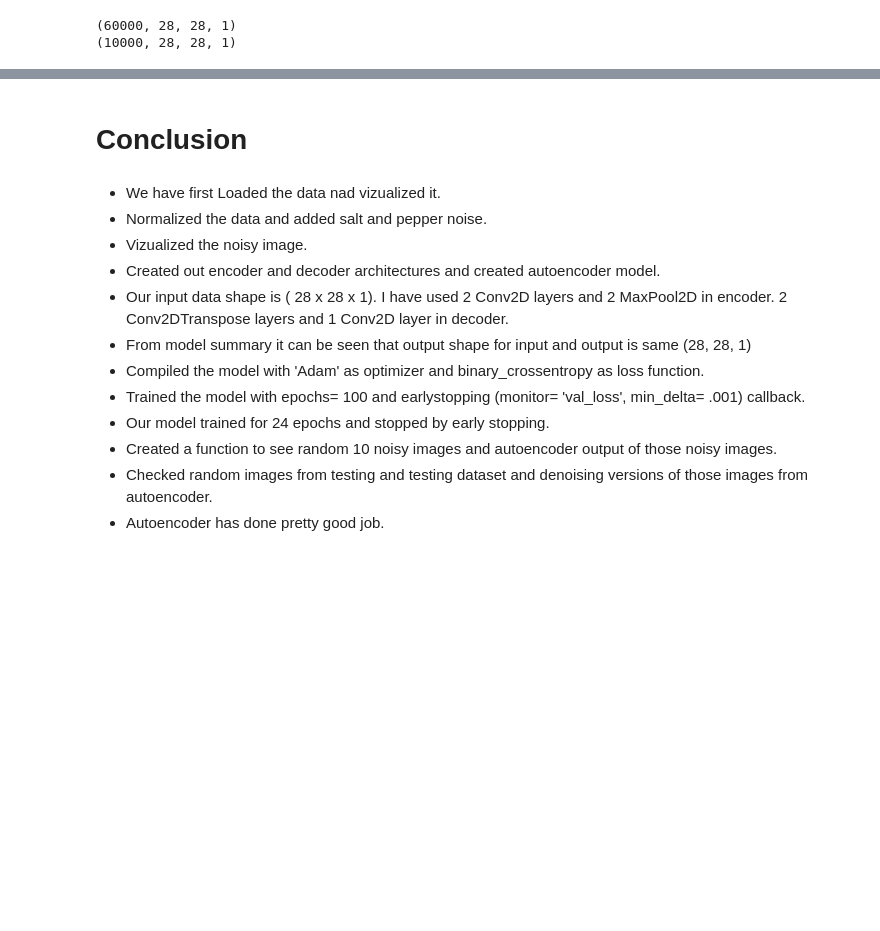
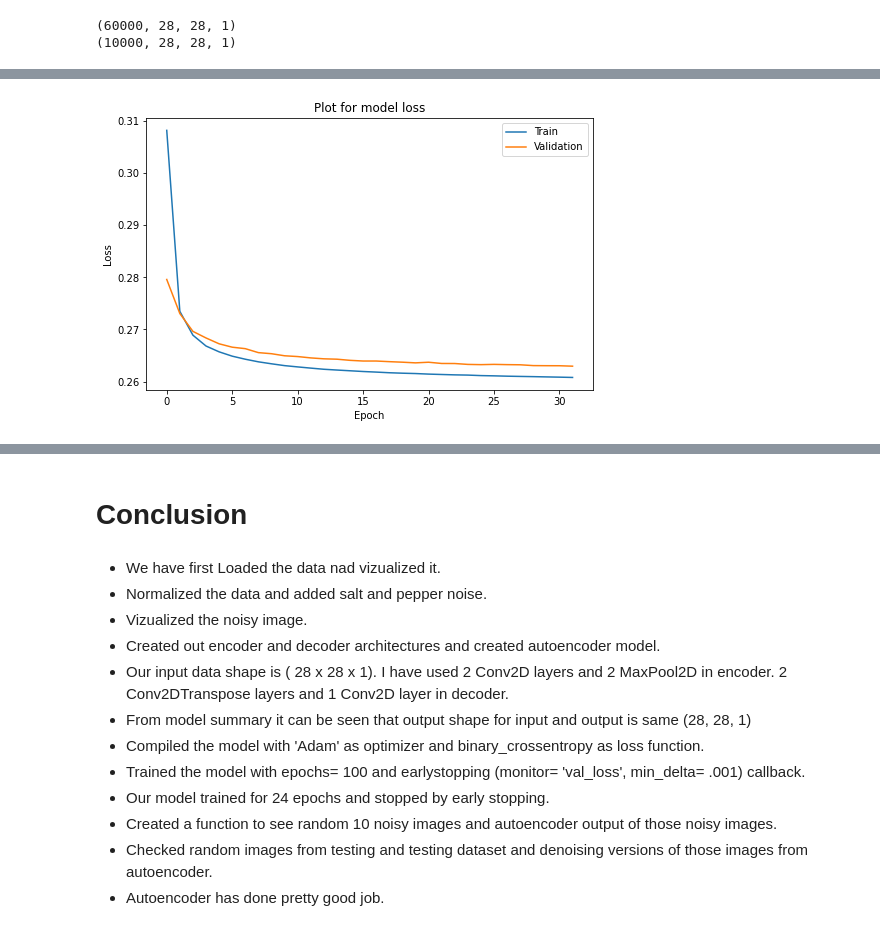
Before and after one commit to anikch/Image-denoising-using-convolutional-autoencoder, a Jupyter notebook: Image_denoising_autoencoder_model.ipynb, the cells around one changed output, grey strips where cells are left out. Drawn from its saved outputs; the diff is of its cells as text; code cells hidden in the pictures; blank space fills up the shorter version.

```diff
--- a/Image_denoising_autoencoder_model.ipynb
+++ b/Image_denoising_autoencoder_model.ipynb
@@ -152,3 +152,15 @@ Epoch 00024: early stopping
+# %%
+# Plotting loss for different epochs
+plt.figure(figsize= [8,5])
+plt.plot(history.history['loss'])
+plt.plot(history.history['val_loss'])
+plt.title('Plot for model loss')
+plt.ylabel('Loss')
+plt.xlabel('Epoch')
+plt.legend(['Train', 'Validation'], loc='upper right')
+plt.show()
+# %% [output]
+[figure, added]
 # %%
 # Displays ten random images from each one of the supplied arrays.
 def display(array1, array2):
```
Also changed, not shown: parts of 6 cells of this notebook.
